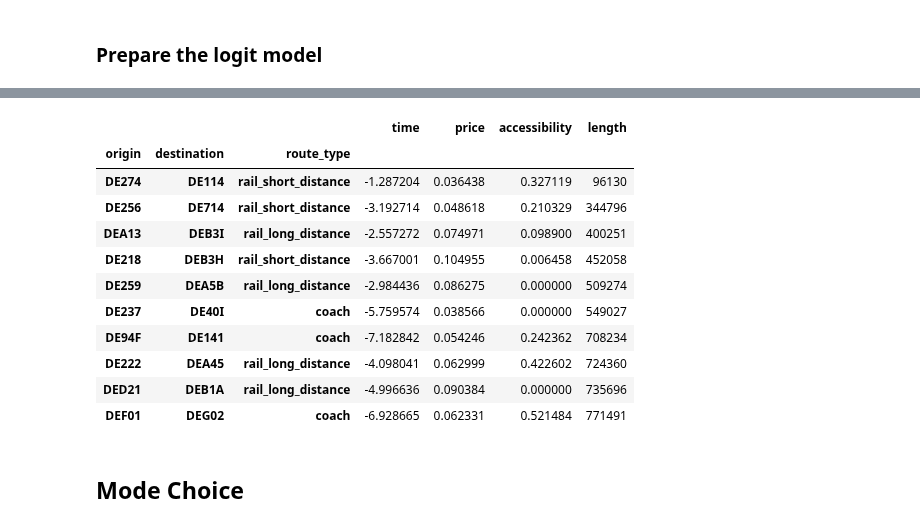
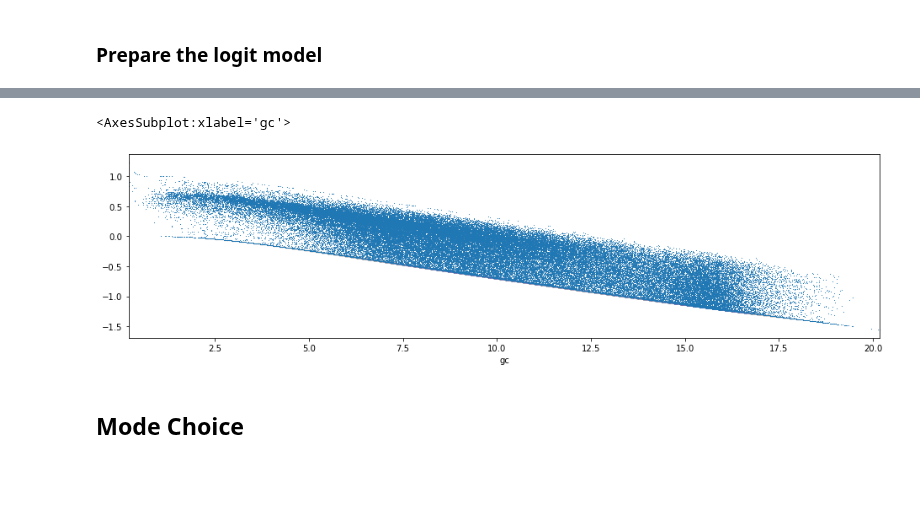
Before and after one commit to marlinarnz/quetzal_germany, a Jupyter notebook: notebooks/model30_mode_choice.ipynb, the cells around one changed output, grey strips where cells are left out. Cells and saved outputs as stored; diff of their text form; code cells hidden in the pictures; blank space fills up the shorter version.

```diff
--- a/notebooks/model30_mode_choice.ipynb
+++ b/notebooks/model30_mode_choice.ipynb
@@ -129,14 +164,0 @@ sm.logit_scales
-# %%
-# Initial values are the alternative specific constants from calibration
-sm.mode_utility = pd.DataFrame({seg: [] for seg in segments + ['root']})
-for t, asc in [('rail_short_distance', 'asc_rail'),
-               ('rail_long_distance', 'asc_rail'),
-               ('coach', 'asc_coach'), ('bus', 'asc_bus'),
-               ('air', 'asc_air'), ('car', 0),
-               ('walk', 'asc_non_motor'),('root', 0)]:
-    sm.mode_utility.loc[t] = [params_est[i].loc[asc, 'Value']
-                              if isinstance(asc, str) else asc
-                              for i in range(len(segments))
-                             ] + [params_root.loc[asc, 'Value']
-                                  if isinstance(asc, str) else asc]
-sm.mode_utility
@@ -195,21 +208,19 @@ t
-# %%
-# Example utility decomposition
-for a in perf_attrs:
-    t[a] = t[a] * sm.utility_values.loc[a,'root']
-t
-# %% [output]
-|  |  |  | time | price | accessibility | length |
-| origin | destination | route_type |  |  |  |  |
-| DE274 | DE114 | rail_short_distance | -1.287204 | 0.036438 | 0.327119 | 96130 |
-| DE256 | DE714 | rail_short_distance | -3.192714 | 0.048618 | 0.210329 | 344796 |
-| DEA13 | DEB3I | rail_long_distance | -2.557272 | 0.074971 | 0.098900 | 400251 |
-| DE218 | DEB3H | rail_short_distance | -3.667001 | 0.104955 | 0.006458 | 452058 |
-| DE259 | DEA5B | rail_long_distance | -2.984436 | 0.086275 | 0.000000 | 509274 |
-| DE237 | DE40I | coach | -5.759574 | 0.038566 | 0.000000 | 549027 |
-| DE94F | DE141 | coach | -7.182842 | 0.054246 | 0.242362 | 708234 |
-| DE222 | DEA45 | rail_long_distance | -4.098041 | 0.062999 | 0.422602 | 724360 |
-| DED21 | DEB1A | rail_long_distance | -4.996636 | 0.090384 | 0.000000 | 735696 |
-| DEF01 | DEG02 | coach | -6.928665 | 0.062331 | 0.521484 | 771491 |
+# %%
+# Example utility decomposition
+t = sm.los[perf_attrs + ['gc']].sample(int(len(sm.los)/10))
+for s in segments:
+    for a in perf_attrs:
+        t['u_'+a] = t[a] * sm.utility_values.loc[a,s]
+t['u'] = t['u_gc_d'] + t['accessibility']
+t.set_index('gc')['u'].plot(figsize=(16,4), linestyle=' ', marker='x', markersize=.3)
+#fig, ax = plt.subplots(nrows=1, ncols=5, figsize=(16,4), sharex='all', sharey='row')#,
+#                       xlabel='Generalised Cost in hours', ylabel='Utility')
+#for s in segments:
+#    t.set_index('gc'+s)['u_gc_d_'+s].plot(
+#        label=s, legend=True, linestyle= ' ', marker='x', markersize=.3, ax=ax[segments.index(s)])
+# %% [output]
+<AxesSubplot:xlabel='gc'>
+[figure, added]
 # %% [markdown]
 ## Mode Choice
 # %%
```
Also changed, not shown: parts of 23 cells of this notebook, 14 other files.
